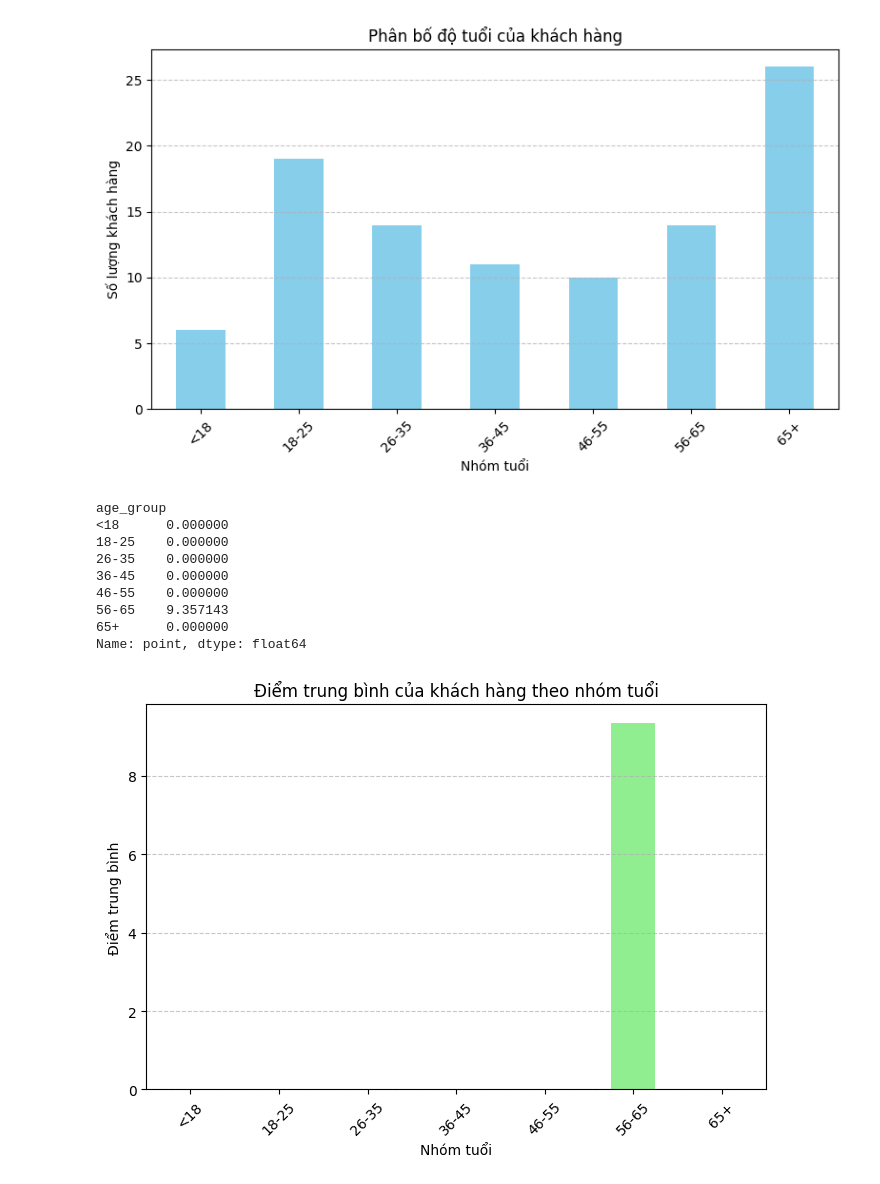
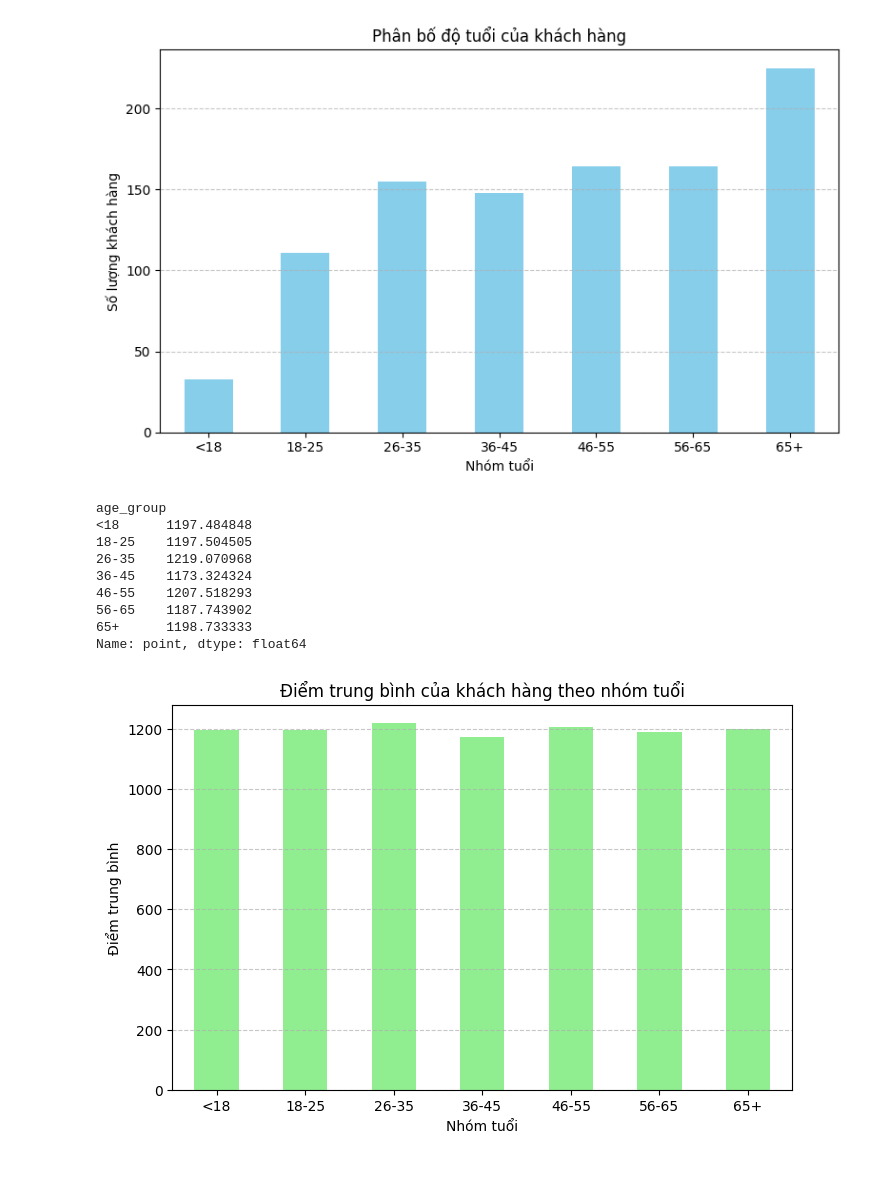
Before and after one commit to hoaihai424/Coffee-shop-Sales-Analysis-and-Business-Prediction, a Jupyter notebook: EDA_Coffee_Revenue.ipynb, the cells around one changed output. Drawn from its saved outputs; the diff is of its cells as text; code cells hidden in the pictures.

```diff
--- a/EDA_Coffee_Revenue.ipynb
+++ b/EDA_Coffee_Revenue.ipynb
@@ -4,18 +4,18 @@ import matplotlib.pyplot as plt
 import seaborn as sns
 import numpy as np
 # %%
-product_data = pd.read_csv('dataset/product.csv')
-customer_data = pd.read_csv('dataset/customer.csv')
-order_data = pd.read_csv('dataset/order.csv')
-date_data = pd.read_csv('dataset/date.csv')
-employee_data = pd.read_csv('dataset/employee.csv')
-gift_data = pd.read_csv('dataset/gift.csv')
-order_item = pd.read_csv('dataset/order_item.csv')
-review_data = pd.read_csv('dataset/review.csv')
-department_data = pd.read_csv('dataset/department.csv')
-gift_exchange_data = pd.read_csv('dataset/gift_exchange.csv')
+product_data = pd.read_csv('sample_result_dataset/product.csv')
+customer_data = pd.read_csv('sample_result_dataset/customer.csv')
+order_data = pd.read_csv('sample_result_dataset/order.csv')
+date_data = pd.read_csv('sample_result_dataset/date.csv')
+employee_data = pd.read_csv('sample_result_dataset/employee.csv')
+gift_data = pd.read_csv('sample_result_dataset/gift.csv')
+order_item = pd.read_csv('sample_result_dataset/order_item.csv')
+review_data = pd.read_csv('sample_result_dataset/review.csv')
+department_data = pd.read_csv('sample_result_dataset/department.csv')
+gift_exchange_data = pd.read_csv('sample_result_dataset/gift_exchange.csv')
 # %%
-# 1. Phân tích hành vi khách hàng
+# 1. Phân tích khách hàng
 
 # Chuyển ngày sinh thành datetime
 customer_data['DOB'] = pd.to_datetime(customer_data['DOB'], errors='coerce')
@@ -37,38 +37,38 @@ customer_data['age_group'].value_counts().sort_index().plot(kind='bar', color='s
 plt.title('Phân bố độ tuổi của khách hàng')
 plt.xlabel('Nhóm tuổi')
 plt.ylabel('Số lượng khách hàng')
-plt.xticks(rotation=45)
 plt.grid(axis='y', linestyle='--', alpha=0.7)
+plt.xticks(rotation=0)
 plt.tight_layout()
 plt.show()
 # %% [output]
-[figure, old version]
+[figure, new version]
 # %%
 # Tính điểm trung bình của khách hàng theo nhóm tuổi
 age_point = customer_data.groupby('age_group')['point'].mean()
 print(age_point)
 
 # Vẽ biểu đồ điểm trung bình của khách hàng theo nhóm tuổi
 plt.figure(figsize=(8,5))
 age_point.plot(kind='bar', color='lightgreen')
 plt.title('Điểm trung bình của khách hàng theo nhóm tuổi')
 plt.xlabel('Nhóm tuổi')
 plt.ylabel('Điểm trung bình')
-plt.xticks(rotation=45)
+plt.xticks(rotation=0)
 plt.grid(axis='y', linestyle='--', alpha=0.7)
 plt.tight_layout
 plt.show()
 # %% [output]
 age_group
-<18      0.000000
-18-25    0.000000
-26-35    0.000000
-36-45    0.000000
-46-55    0.000000
-56-65    9.357143
-65+      0.000000
+<18      1197.484848
+18-25    1197.504505
+26-35    1219.070968
+36-45    1173.324324
+46-55    1207.518293
+56-65    1187.743902
+65+      1198.733333
 Name: point, dtype: float64
-[figure, old version]
+[figure, new version]
 # %%
 # Phân đoạn theo giới tính
 
```
Also changed, not shown: parts of 14 cells of this notebook, 9 other files.
